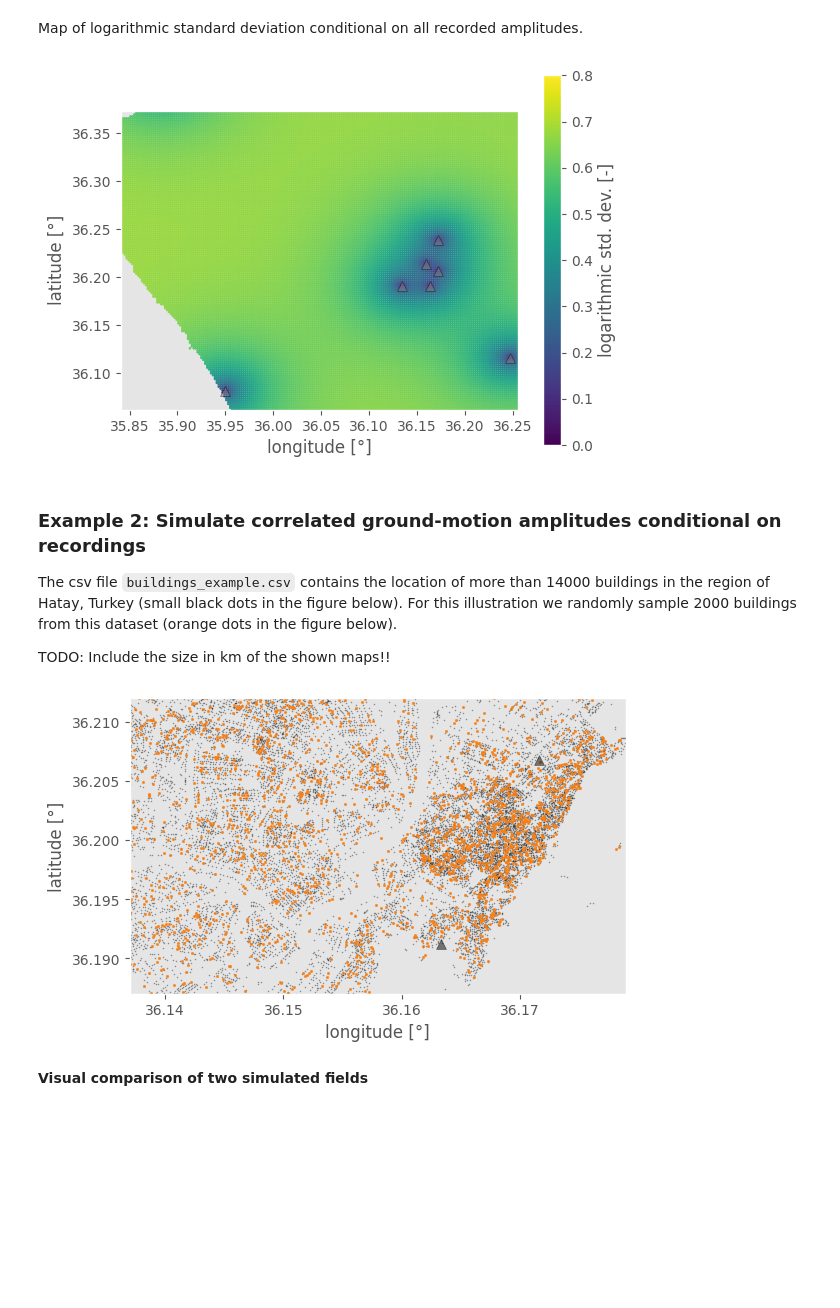
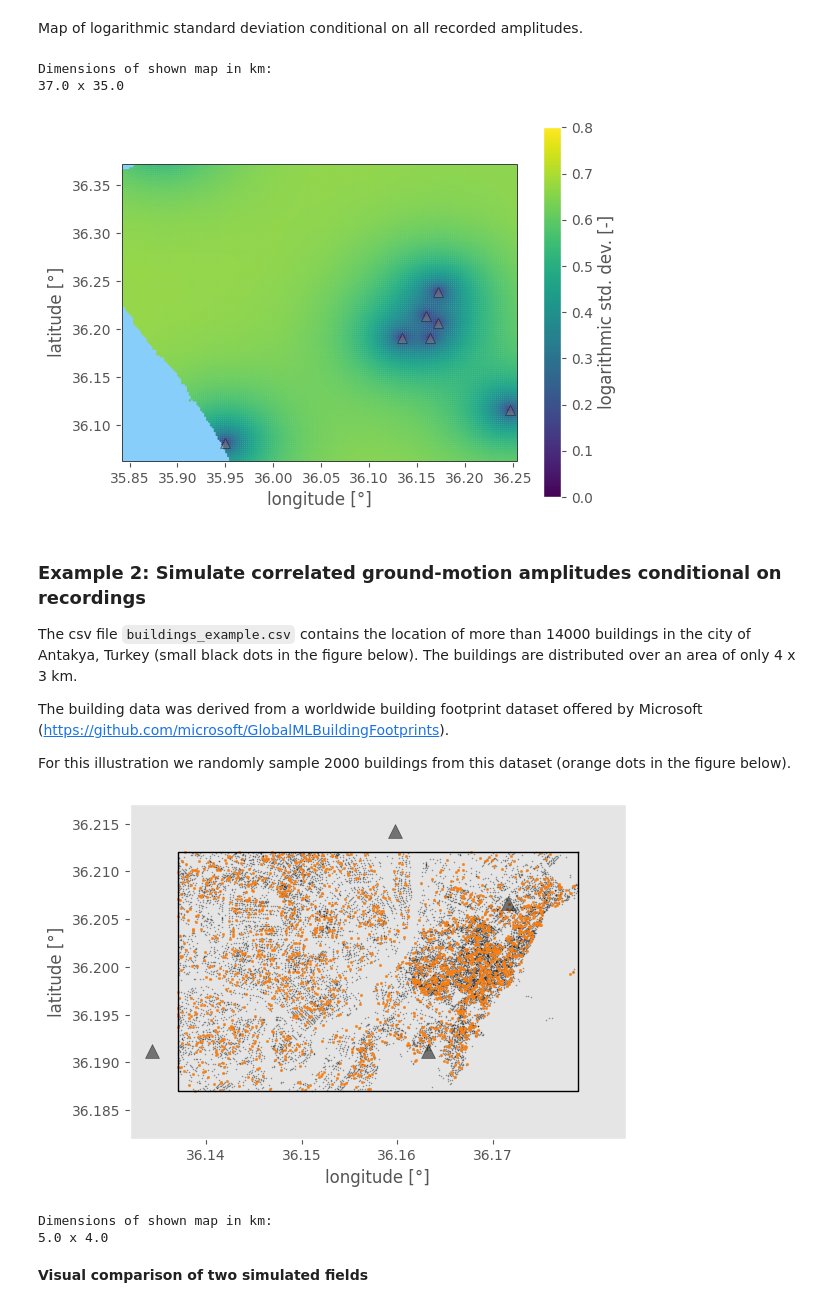
Before and after one commit to bodlukas/ground-motion-simulation-shakemap, a Jupyter notebook: Example.ipynb, the cells around one changed output. Cells and saved outputs as stored; diff of their text form; code cells hidden in the pictures; blank space fills up the shorter version.

```diff
--- a/Example.ipynb
+++ b/Example.ipynb
@@ -172,11 +234,17 @@ fig, ax = plt.subplots()
 im = ax.scatter(dfsites.longitude, dfsites.latitude, c=np.exp(mu), vmin=0, vmax=2, s=msize, cmap=plt.get_cmap('Reds'))
 ax.set_aspect('equal')
 for surf in rupture_surface.surfaces:
-    ax.plot(surf.mesh.lons, surf.mesh.lats, color='black')
+    lons, lats = surf.get_surface_boundaries()
+    ax.plot(lons, lats, color='black', lw=2,zorder=2, label=label)
 ax.scatter(dfstations['longitude'], dfstations['latitude'], marker='^', s=50, color='gray', alpha=0.5, edgecolor='black')
-ax.set_xlim([bbox[1], bbox[0]]); ax.set_ylim([bbox[3], bbox[2]])
+lons_bbox, lats_bbox = sites.get_bbox()
+ax.plot(lons_bbox, lats_bbox, color='black', lw=2)
+ax.set_xlim([lons_bbox.min(), lons_bbox.max()]); ax.set_ylim([lats_bbox.min(), lats_bbox.max()])
 ax.grid(False)
 plt.colorbar(im, label='Median ' + im_string + ' [g]')
 ax.set_xlabel('longitude [°]'); ax.set_ylabel('latitude [°]')
-plt.show()
+ax.set_facecolor('lightskyblue')
+extent = get_extent_size(ax)
+print('Dimensions of shown map in km:')
+print(str(extent[0]) + ' x ' + str(extent[1]))
 # %% [output]
@@ -188,45 +258,60 @@ fig, ax = plt.subplots()
 im = ax.scatter(dfsites.longitude, dfsites.latitude, c=np.sqrt(var), vmin=0, vmax=0.8, s=msize, cmap=plt.get_cmap('viridis'))
 ax.set_aspect('equal')
 for surf in rupture_surface.surfaces:
-    ax.plot(surf.mesh.lons, surf.mesh.lats, color='black')
+    lons, lats = surf.get_surface_boundaries()
+    ax.plot(lons, lats, color='black', lw=2,zorder=2, label=label)
 ax.scatter(dfstations['longitude'], dfstations['latitude'], marker='^', s=50, color='gray', alpha=0.5, edgecolor='black')
-ax.set_xlim([bbox[1], bbox[0]]); ax.set_ylim([bbox[3], bbox[2]])
+lons_bbox, lats_bbox = sites.get_bbox()
+ax.plot(lons_bbox, lats_bbox, color='black', lw=2)
+ax.set_xlim([lons_bbox.min(), lons_bbox.max()]); ax.set_ylim([lats_bbox.min(), lats_bbox.max()])
 ax.grid(False)
 plt.colorbar(im, label='logarithmic std. dev. [-]')
 ax.set_xlabel('longitude [°]'); ax.set_ylabel('latitude [°]')
-plt.show()
+ax.set_facecolor('lightskyblue')
+extent = get_extent_size(ax)
+print('Dimensions of shown map in km:')
+print(str(extent[0]) + ' x ' + str(extent[1]))
 # %% [output]
+Dimensions of shown map in km:
+37.0 x 35.0
-[figure, old version]
+[figure, new version]
 # %% [markdown]
 ### Example 2: Simulate correlated ground-motion amplitudes conditional on recordings
 
-The csv file `buildings_example.csv` contains the location of more than 14000 buildings in the region of Hatay, Turkey (small black dots in the figure below).
+The csv file `buildings_example.csv` contains the location of more than 14000 buildings in the city of Antakya, Turkey (small black dots in the figure below). The buildings are distributed over an area of only 4 x 3 km.
+
+The building data was derived from a worldwide building footprint dataset offered by Microsoft (https://github.com/microsoft/GlobalMLBuildingFootprints).
+
 For this illustration we randomly sample 2000 buildings from this dataset (orange dots in the figure below).
-
-TODO: Include the size in km of the shown maps!!
 # %%
 del mu, var # gain memory
 
 dfsites = pd.read_csv(path_data + 'buildings_example.csv')
-bbox = [dfsites.longitude.max(), dfsites.longitude.min(), dfsites.latitude.max(), dfsites.latitude.min()]
+sites = Sites(dfsites, ['longitude', 'latitude', 'vs30'])
+lons_bbox, lats_bbox = sites.get_bbox()
 dfsites_sim = dfsites.sample(n=2000, random_state=91)
-lons_bbox = [bbox[0], bbox[0], bbox[1], bbox[1], bbox[0]]
-lats_bbox = [bbox[2], bbox[3], bbox[3], bbox[2], bbox[2]]
+sites = Sites(dfsites_sim, ['longitude', 'latitude', 'vs30'])
 # %%
 fig, ax = plt.subplots()
 im = ax.scatter(dfsites.longitude, dfsites.latitude, color='black', s=0.5, alpha=0.25)
 im = ax.scatter(dfsites_sim.longitude, dfsites_sim.latitude, color='tab:orange', s=3, alpha=0.75)
 ax.set_aspect('equal')
 for surf in rupture_surface.surfaces:
-    ax.plot(surf.mesh.lons, surf.mesh.lats, color='black')
-ax.scatter(dfstations['longitude'], dfstations['latitude'], marker='^', s=50, color='black', alpha=0.5, edgecolor='black')
-ax.set_xlim([bbox[1], bbox[0]]); ax.set_ylim([bbox[3], bbox[2]])
+    lons, lats = surf.get_surface_boundaries()
+    ax.plot(lons, lats, color='black', lw=2,zorder=2, label=label)
+ax.scatter(dfstations['longitude'], dfstations['latitude'], marker='^', s=100, color='black', alpha=0.5, edgecolor='black')
+ax.plot(lons_bbox, lats_bbox, color='black', lw=1)
+ax.set_xlim([lons_bbox.min()-0.005, lons_bbox.max()+0.005]); ax.set_ylim([lats_bbox.min()-0.005, lats_bbox.max()+0.005])
 ax.grid(False)
-# plt.colorbar(im, label='logarithmic std. dev. [-]')
 ax.set_xlabel('longitude [°]'); ax.set_ylabel('latitude [°]')
 ax.set_xticks(np.arange(36.140, 36.180, 0.01))
 plt.show()
+extent = get_extent_size(ax)
+print('Dimensions of shown map in km:')
+print(str(extent[0]) + ' x ' + str(extent[1]))
 # %% [output]
-[figure, old version]
+[figure, new version]
+Dimensions of shown map in km:
+5.0 x 4.0
 # %% [markdown]
 **Visual comparison of two simulated fields**
```
Also changed, not shown: parts of 29 cells of this notebook, 6 other files.
